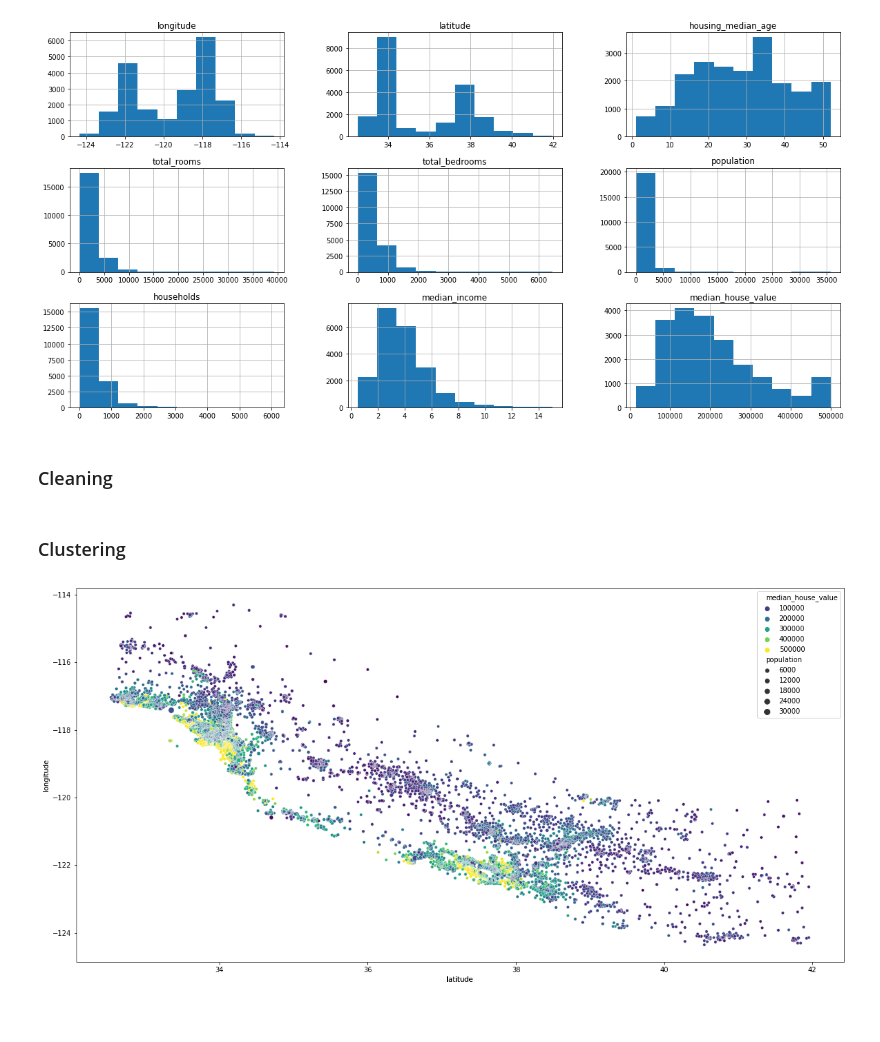
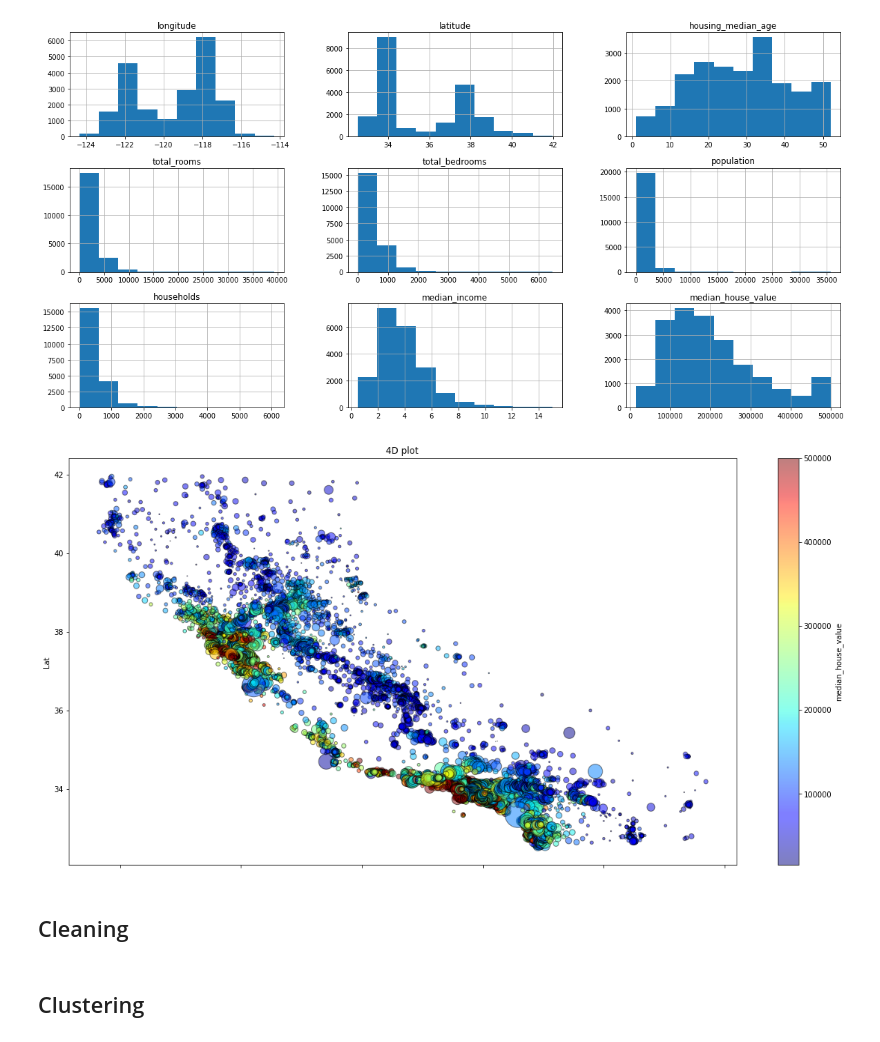
Before and after one commit to amyrmahdy/pets, a Jupyter notebook: AI/clustering/house_price/main.ipynb, the cells around one changed output. Cells and saved outputs as stored; diff of their text form; code cells hidden in the pictures; blank space fills up the shorter version.

```diff
--- a/AI/clustering/house_price/main.ipynb
+++ b/AI/clustering/house_price/main.ipynb
@@ -85,8 +85,21 @@ geo = px.scatter_geo(data_frame = df, lat = "latitude", lon = "longitude",
                     color = "ocean_proximity", size = "median_house_value",
                     projection = "natural earth")
 geo.show()
+# %%
+# Color of bubbles means median_house_value
+# Size of bubbles means population
+df.plot(
+    x = "longitude", y = "latitude", kind = 'scatter', edgecolor = 'black',
+    alpha = 0.5, c = "median_house_value", colormap= "jet",
+    s = df["population"]/30,
+    figsize = (20,10), xlabel = "Long", ylabel = "Lat",
+    title = "4D plot"
+)
+plt.show()
+# %% [output]
+[figure, added]
 # %% [markdown]
-### Cleaning
+## Cleaning
 # %%
 # category to boolian
 df = pd.get_dummies(df, columns = ["ocean_proximity"], drop_first = True)
@@ -96,8 +112,2 @@ df = df.dropna(axis = 0)
 # %% [markdown]
-### Clustering
+## Clustering
-# %%
-fig, ax = plt.subplots(figsize = (20,10))
-sns.scatterplot(df, x = "latitude", y = "longitude", size = "population" , hue = "median_house_value",palette = "viridis", ax = ax)
-plt.show()
-# %% [output]
-[figure, removed]
```
Also changed, not shown: parts of 22 cells of this notebook.
